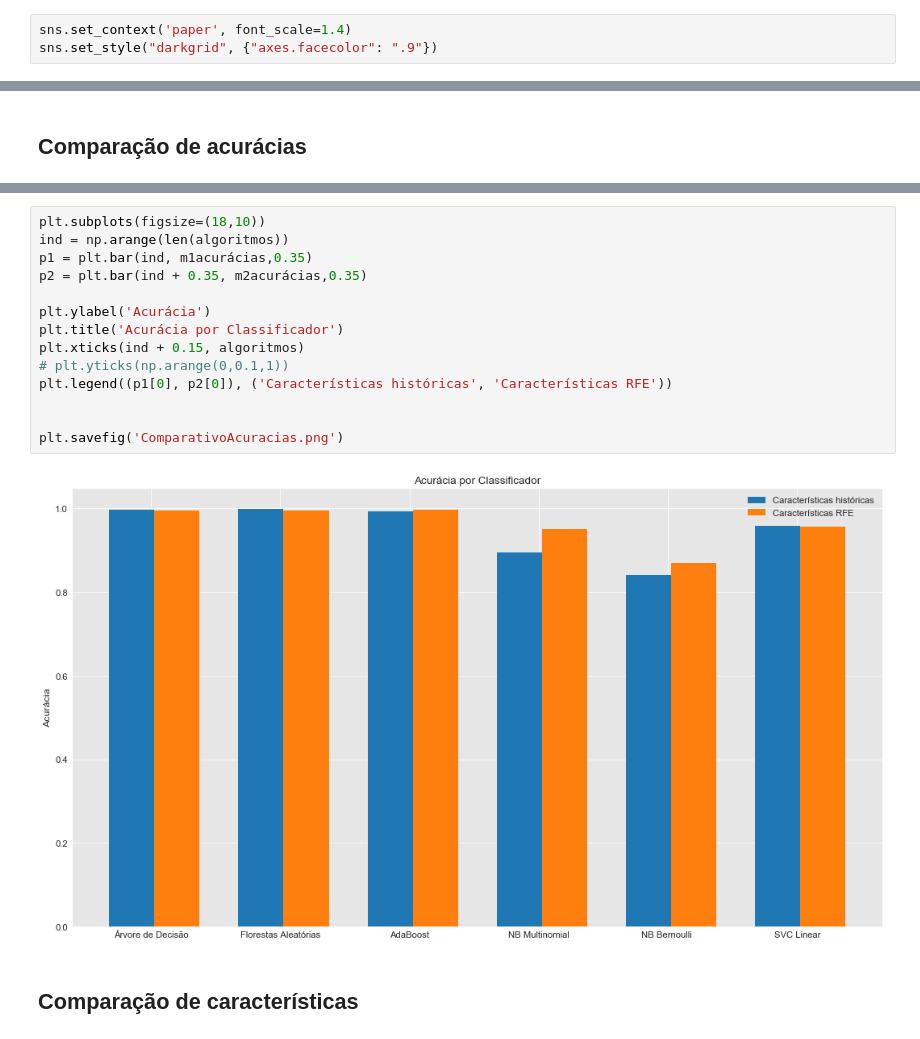
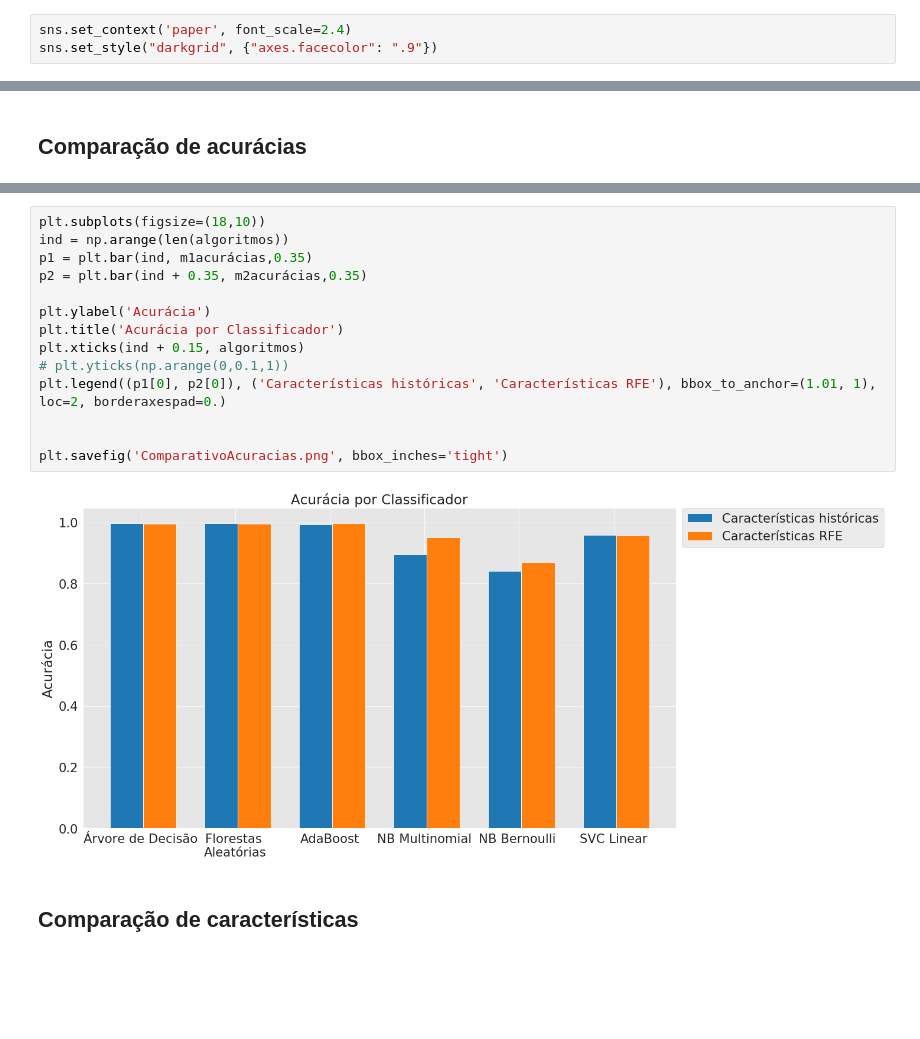
Before and after one commit to luisfbueno/BotnetDetectionTCC, a Jupyter notebook: Notebooks/3 - Gráficos - Resultados e Conclusão.ipynb, the cells around one changed output, grey strips where cells are left out. Saved outputs shown, nothing was run; the diff lists cells and outputs as text; blank space fills up the shorter version.

```diff
--- a/Notebooks/3 - Gráficos - Resultados e Conclusão.ipynb
+++ b/Notebooks/3 - Gráficos - Resultados e Conclusão.ipynb
@@ -88,7 +88,7 @@ m2nums = list(a.values())
 # %% [markdown]
 # Visualizações
 # %%
-sns.set_context('paper', font_scale=1.4)
+sns.set_context('paper', font_scale=2.4)
 sns.set_style("darkgrid", {"axes.facecolor": ".9"})
 # %% [markdown]
 ## Acurácia Método 1
@@ -139,19 +139,19 @@ plt.savefig('ComparativoCaracs.png')
 # %%
 plt.subplots(figsize=(18,10))
 ind = np.arange(len(algoritmos))
 p1 = plt.bar(ind, m1acurácias,0.35)
 p2 = plt.bar(ind + 0.35, m2acurácias,0.35)
 
 plt.ylabel('Acurácia')
 plt.title('Acurácia por Classificador')
 plt.xticks(ind + 0.15, algoritmos)
 # plt.yticks(np.arange(0,0.1,1))
-plt.legend((p1[0], p2[0]), ('Características históricas', 'Características RFE'))
+plt.legend((p1[0], p2[0]), ('Características históricas', 'Características RFE'), bbox_to_anchor=(1.01, 1), loc=2, borderaxespad=0.)
 
 
-plt.savefig('ComparativoAcuracias.png')
+plt.savefig('ComparativoAcuracias.png', bbox_inches='tight')
 # %% [output]
-[figure, old version]
+[figure, new version]
 # %% [markdown]
 ## Comparação de características
 # %%
```
Also changed, not shown: parts of 12 cells of this notebook, 34 other files.
